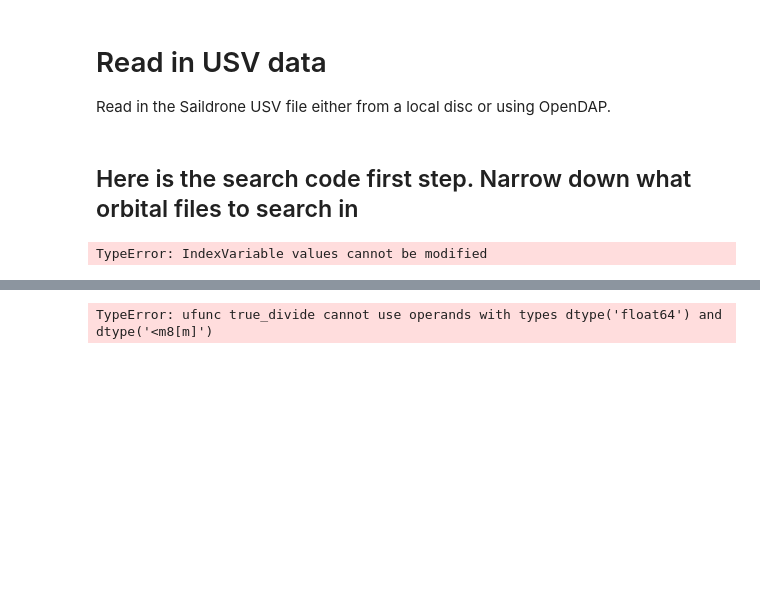
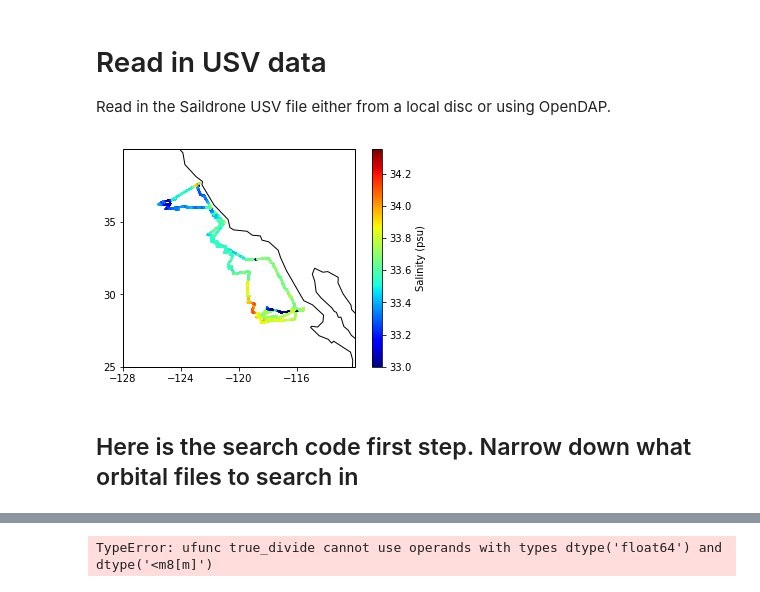
Before and after one commit to cgentemann/salinity, a Jupyter notebook: Collocate_insitu_with_SSS.ipynb, the cells around one changed output, grey strips where cells are left out. Saved outputs shown, nothing was run; the diff lists cells and outputs as text; code cells hidden in the pictures; blank space fills up the shorter version.

```diff
--- a/Collocate_insitu_with_SSS.ipynb
+++ b/Collocate_insitu_with_SSS.ipynb
@@ -43,21 +29,34 @@ def read_usv():
     ds_usv['lat'] = ds_usv.lat.interpolate_na(dim='time',method='linear')
     ds_usv['wind_speed']=np.sqrt(ds_usv.UWND_MEAN**2+ds_usv.VWND_MEAN**2)
     ds_usv['wind_dir']=np.arctan2(ds_usv.VWND_MEAN,ds_usv.UWND_MEAN)*180/np.pi
+
+#add room to write collocated data information
+    ilen = ds_usv.time.shape[0]
+    ds_usv['deltaT']=xr.DataArray(np.ones(ilen)*999999,coords={'time':ds_usv.time},dims=('time'))
+    ds_usv['smap_SSS']=xr.DataArray(np.ones(ilen)*999999,coords={'time':ds_usv.time},dims=('time'))
+    ds_usv['smap_name']=xr.DataArray(np.empty(ilen,dtype=str),coords={'time':ds_usv.time},dims=('time'))
+    ds_usv['smap_ydim']=xr.DataArray(np.ones(ilen)*999999,coords={'time':ds_usv.time},dims=('time'))
+    ds_usv['smap_xdim']=xr.DataArray(np.ones(ilen)*999999,coords={'time':ds_usv.time},dims=('time'))
+
     return ds_usv
 # %%
+ds_usv = read_usv()
+
 #plot cruise SSS with coastlines
 ax = plt.axes(projection=ccrs.PlateCarree())
 cs1 = ax.scatter(ds_usv.lon, ds_usv.lat, s=3.0, c=ds_usv.SAL_MEAN, edgecolor='none', cmap='jet',vmin=33,vmax=34.35)
 ax.coastlines()
 x1,x2,y1,y2 = -128,-112,25,40
 ax.set_xlim(x1,x2)
 ax.set_ylim(y1,y2)
 ax.set_xticks(np.arange(x1,x2,4))
 ax.set_yticks(np.arange(y1,y2,5))
 cax = plt.colorbar(cs1)
 cax.set_label('Salinity (psu)')
 fig_fname = 'C:/Users/gentemann/Google Drive/f_drive/docs/projects/SSS/figures/baja_location.png'
 plt.savefig(fig_fname, transparent=False, format='png')
+# %% [output]
+[figure, added]
 # %% [markdown]
 ## Here is the search code first step.  Narrow down what orbital files to search in
 # %%
@@ -113,16 +112,11 @@ df.to_netcdf('C:/Users/gentemann/Google Drive/f_drive/docs/projects/SSS/rss40km_
 #subset orbit to region USV has data on that day
 #need to fill lat/lon nan with value for tree to build
 #just picked -89 as it is outside usv observation region
-from scipy import spatial
+
+
 df = xr.open_dataset('C:/Users/gentemann/Google Drive/f_drive/docs/projects/SSS/rss40km_filesave.nc')
 for ilook in range(2):
     ds_usv = read_usv()
-    ilen = ds_usv.time.shape[0]
-    ds_usv['deltaT']=np.ones(ilen)*99999
-    ds_usv['smap_SSS']=np.ones(ilen)*999999
-    ds_usv['smap_name']=np.empty(ilen,dtype=str)
-    ds_usv['smap_ydim']=np.ones(ilen)*999999
-    ds_usv['smap_xdim']=np.ones(ilen)*999999
     for file2 in df.filenames.data:
         file = file2
         file.replace('\\','/')
@@ -141,8 +135,7 @@ for ilook in range(2):
             pts = np.array([ds_usv.lon[iusv]+360, ds_usv.lat[iusv]])
             tree.query(pts,k=1)
             i=tree.query(pts)[1]
-            ii=np.int(np.floor(i/1560))
-            jj=np.mod(i,1560)
+            ii,jj = np.int(np.floor(i/1560)), np.mod(i,1560)
             deltaTa = ((ds_usv.time[iusv]-ds.time[ii,jj,ilook]).data)/ np.timedelta64(1,'m')
             if np.abs(deltaTa)<np.abs(ds_usv.deltaT[iusv].data):
                 ds_usv.deltaT[iusv]=deltaTa
@@ -152,5 +145,3 @@ for ilook in range(2):
                 ds_usv.smap_xdim[iusv]=jj
     fileout = 'C:/Users/gentemann/Google Drive/f_drive/docs/projects/SSS/rss40km'+str(ilook)+'_usv.nc'
     ds_usv.to_netcdf(fileout)
-# %% [output]
-TypeError: IndexVariable values cannot be modified
```
Also changed, not shown: parts of 2 cells of this notebook.
